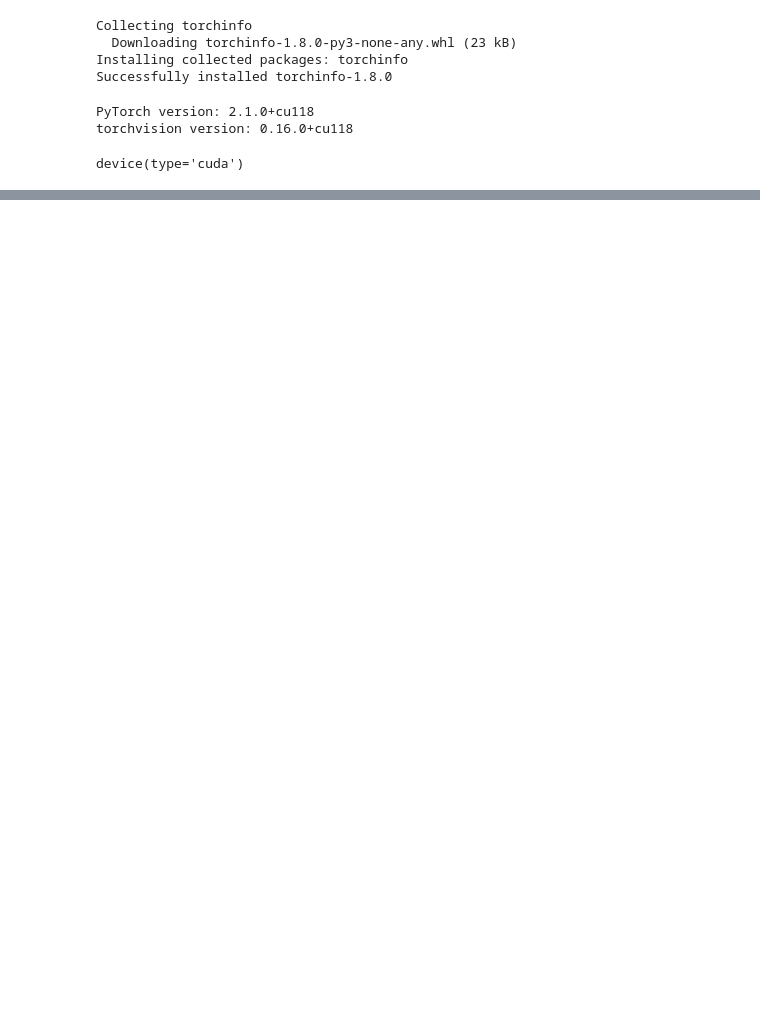
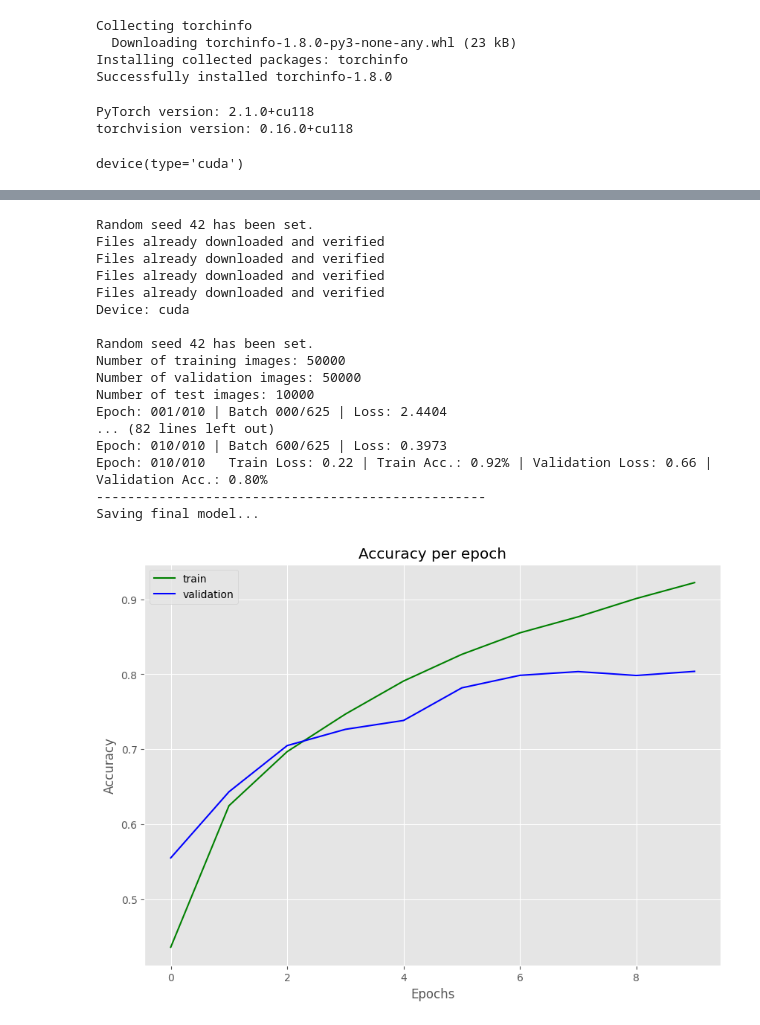
Before and after one commit to myng15/xAI-project-computer-vision, a Jupyter notebook: project-step-0-cifar10.ipynb, the cells around one changed output, grey strips where cells are left out. Saved outputs shown, nothing was run; the diff lists cells and outputs as text; code cells hidden in the pictures; blank space fills up the shorter version.

```diff
--- a/project-step-0-cifar10.ipynb
+++ b/project-step-0-cifar10.ipynb
@@ -729,0 +156,8 @@ plt.show()
+# %%
+# Specify model
+model = models.get_model('resnet50_custom', batch_size, num_classes)
+model = move_to_device(model, device)
+
+# Instantiate the loss function and optimizer
+loss_func = nn.CrossEntropyLoss()
+optimizer = optim.Adam(model.parameters(), lr=lr)
@@ -729,0 +182,24 @@ plt.show()
+# %%
+%%time
+from train import train
+
+results = train(trained_on_cifar10=True, model=model, model_name='resnet50_custom', batch_size=batch_size, num_workers=num_workers, epochs=epochs, max_lr=lr, loss_func=loss_func, optimizer=optimizer)
+# %% [output]
+Random seed 42 has been set.
+Files already downloaded and verified
+Files already downloaded and verified
+Files already downloaded and verified
+Files already downloaded and verified
+Device: cuda
+
+Random seed 42 has been set.
+Number of training images: 50000
+Number of validation images: 50000
+Number of test images: 10000
+Epoch: 001/010 | Batch 000/625 | Loss: 2.4404
+... (82 lines left out)
+Epoch: 010/010 | Batch 600/625 | Loss: 0.3973
+Epoch: 010/010   Train Loss: 0.22 | Train Acc.: 0.92% | Validation Loss: 0.66 | Validation Acc.: 0.80%
+--------------------------------------------------
+Saving final model...
+[figure, added]
```
Also changed, not shown: parts of 61 cells of this notebook.
